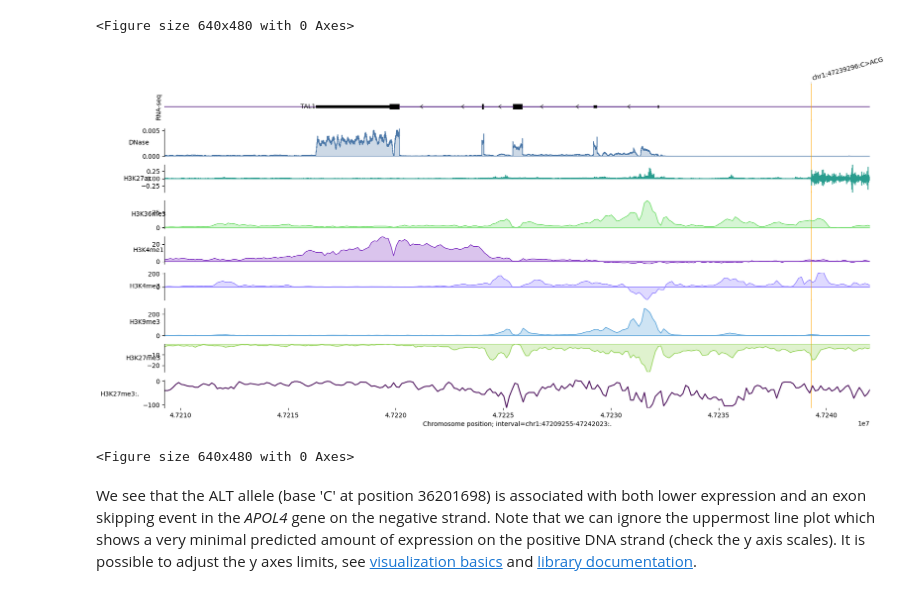
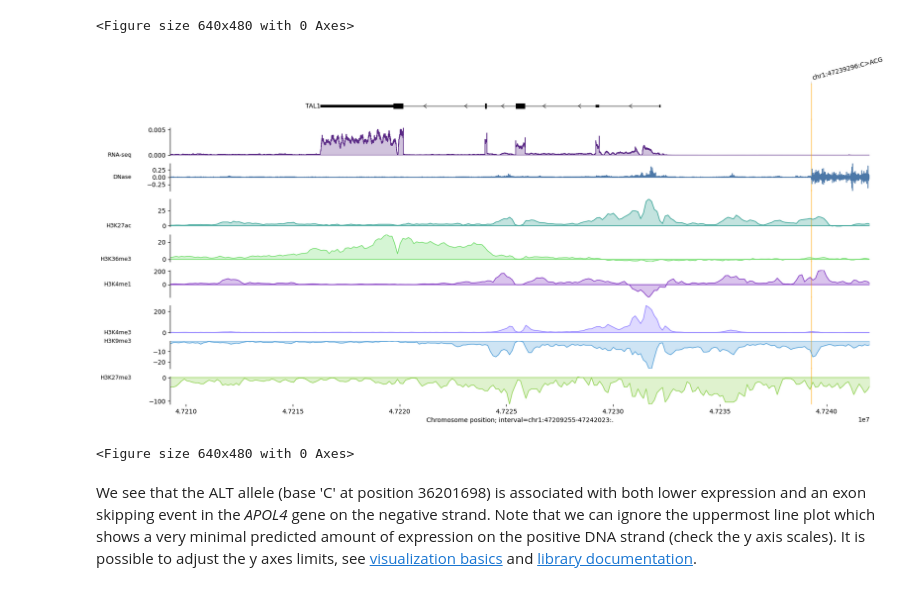
Before and after one commit to Benobivan/AlphaGenome, a Jupyter notebook: colabs/alphagenome_project_ben.ipynb, the cells around one changed output. Drawn from its saved outputs; the diff is of its cells as text; code cells hidden in the pictures.

```diff
--- a/colabs/alphagenome_project_ben.ipynb
+++ b/colabs/alphagenome_project_ben.ipynb
@@ -722,10 +722,11 @@ plt.savefig(
 [figure]
 <Figure size 640x480 with 0 Axes>
 # %%
-# BB: Fig. 6b-style TAL1 33 kb plot with fixed order, previous color scheme, and clean fill vs zero
+# BB: TAL1 33 kb, fixed labels on zero line of the correct tracks
 
 import numpy as np
 import pandas as pd
+import matplotlib.transforms as mtransforms
 from alphagenome.data.track_data import TrackData
 
 tal1_interval_33kb = genome.Interval(
@@ -768,7 +769,6 @@ def _values_2d(track):
 
 def collapse_track(track, label):
     vals = _values_2d(track)
-    # Ensure 'name' and 'strand' columns are present in the metadata
     md = pd.DataFrame({'name': [label], 'strand': ['.']})
     return TrackData(
         values=vals.mean(axis=1, keepdims=True),
@@ -788,7 +788,6 @@ def pick_histone(track, mark_name):
         raise ValueError(f'Histone mark not found: {mark_name}')
 
     picked_vals = vals[:, idx].mean(axis=1, keepdims=True)
-    # Ensure 'name' and 'strand' columns are present in the metadata
     picked_md = pd.DataFrame({'name': [mark_name], 'strand': ['.']})
 
     return TrackData(
@@ -798,7 +797,7 @@ def pick_histone(track, mark_name):
         resolution=track.resolution
     )
 
-# --- build exactly one track per modality in desired order ---
+# --- build tracks in desired order ---
 track_rna      = collapse_track(delta_rna, 'RNA-seq')
 track_dnase    = collapse_track(delta_dnase, 'DNase')
 track_h3k27ac  = pick_histone(delta_chip_histone, 'H3K27ac')
@@ -830,7 +829,6 @@ labels = [
     'H3K27me3',
 ]
 
-# previous color-style, one color per trait
 colors = [
     '#5b2a86',  # RNA-seq
     '#4c78a8',  # DNase
@@ -841,39 +839,59 @@ colors = [
     '#4f9ed8',  # H3K9me3
     '#8fd14f',  # H3K27me3
 ]
 
 fig = plot_components.plot(
     [plot_components.TranscriptAnnotation(transcripts_33kb, fig_height=0.1)] +
     [plot_components.Tracks(t) for t in ordered_tracks],
     interval=tal1_interval_33kb,
     annotations=[plot_components.VariantAnnotation([variant], alpha=0.8)],
 )
 
-# style each signal axis
-for ax, label, color in zip(fig.axes[1:], labels, colors):
-    ax.set_ylabel(label)
+# all automatic y-labels off
+for ax in fig.axes:
+    ax.set_ylabel('')
+
+# robust: use the LAST 8 axes as the signal tracks
+signal_axes = fig.axes[-8:]
+
+for ax, label, color in zip(signal_axes, labels, colors):
     ax.axhline(0, color='lightgrey', linewidth=0.8, zorder=0)
 
-    # there should now be only one real line per axis
     for line in ax.lines:
         x = np.asarray(line.get_xdata())
         y = np.asarray(line.get_ydata())
 
         line.set_color(color)
         line.set_linewidth(1.1)
 
         ax.fill_between(
             x, 0, y,
             color=color,
             alpha=0.28,
             linewidth=0,
             zorder=line.get_zorder() - 1
         )
 
+    # place label exactly on the zero line of this axis
+    trans = mtransforms.blended_transform_factory(ax.transAxes, ax.transData)
+    ax.text(
+        -0.055, 0, label,
+        transform=trans,
+        ha='right',
+        va='center',
+        fontsize=9,
+        color='black',
+        clip_on=False
+    )
+
 plt.show()
-plt.savefig('/content/tal1_fig6b_ordered_colored_33kb.png', dpi=300, bbox_inches='tight')
+plt.savefig(
+    '/content/tal1_fig6b_ordered_colored_33kb_labelsfixed_v2.png',
+    dpi=300,
+    bbox_inches='tight'
+)
 # %% [output]
-[figure, old version]
+[figure, new version]
 <Figure size 640x480 with 0 Axes>
 # %% [markdown]
 We see that the ALT allele (base 'C' at position 36201698) is associated with
```
